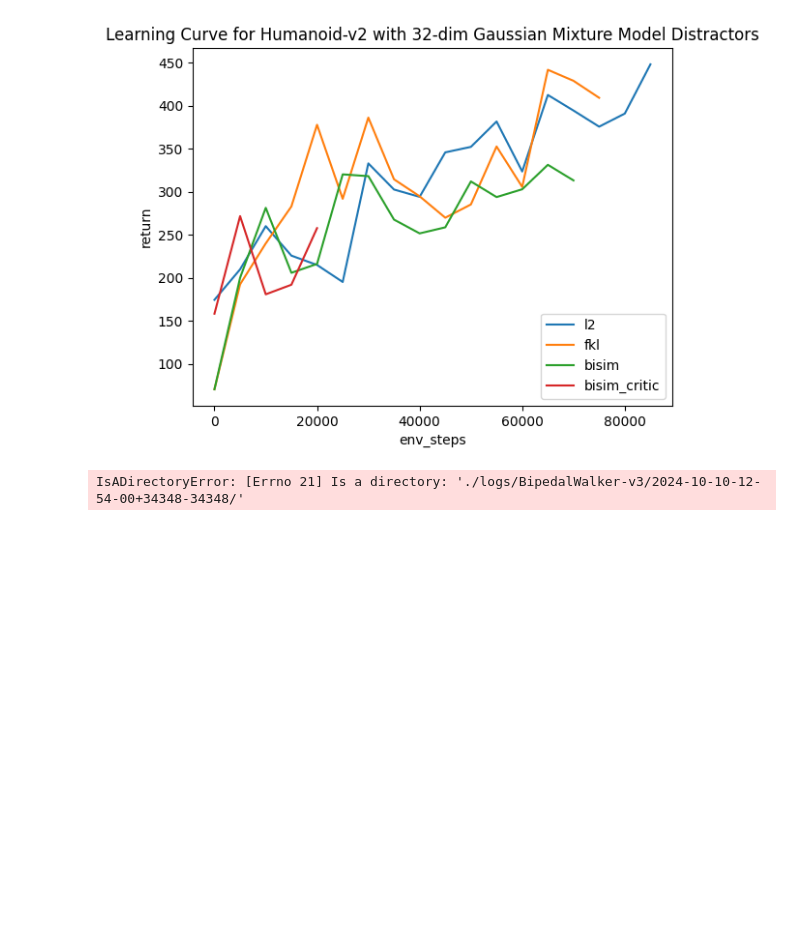
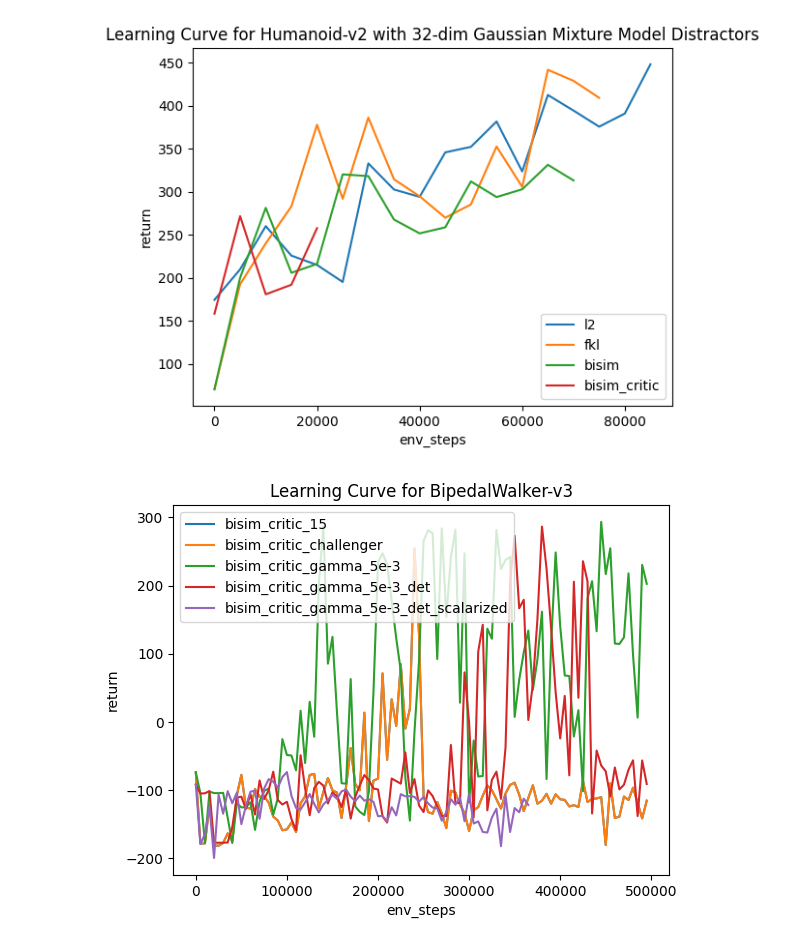
Before and after one commit to rytse/self-predictive-rl, a Jupyter notebook: mujoco_code/vis2.ipynb, the cells around one changed output. Drawn from its saved outputs; the diff is of its cells as text; code cells hidden in the pictures; blank space fills up the shorter version.

```diff
--- a/mujoco_code/vis2.ipynb
+++ b/mujoco_code/vis2.ipynb
@@ -85,32 +85,40 @@ plt.show()
 # %%
 datasets = OrderedDict(
     [
         (
             "bisim_critic_15",
             "./logs/BipedalWalker-v3/2024-10-10-12-54-00+34348-34348/progress.csv",
         ),
         (
             "bisim_critic_challenger",
             "./logs/BipedalWalker-v3/2024-10-11-23-32-24+54874-54874/progress.csv",
         ),
         (
             "bisim_critic_gamma_5e-3",
             "./logs/BipedalWalker-v3/2024-10-12-11-23-24+69174-69174/progress.csv",
         ),
+        (
+            "bisim_critic_gamma_5e-3_det",
+            "./logs/BipedalWalker-v3/2024-10-12-22-11-42+81855-81855/progress.csv",
+        ),
+        (
+            "bisim_critic_gamma_5e-3_det_scalarized",
+            "./logs/BipedalWalker-v3/2024-10-13-09-11-48+92850-92850/progress.csv",
+        ),
     ]
 )
 
 for name, file_name in datasets.items():
     df = pd.read_csv(file_name)
     df = df[~df["return"].isna()]
 
     plt.plot(df["env_steps"], df["return"])
 
 plt.title("Learning Curve for BipedalWalker-v3")
 plt.xlabel("env_steps")
 plt.ylabel("return")
 plt.legend(datasets.keys())
 plt.show()
 # %% [output]
-IsADirectoryError: [Errno 21] Is a directory: './logs/BipedalWalker-v3/2024-10-10-12-54-00+34348-34348/'
+[figure, added]
 # %%
```
Also changed, not shown: parts of 5 cells of this notebook, 16 other files.
